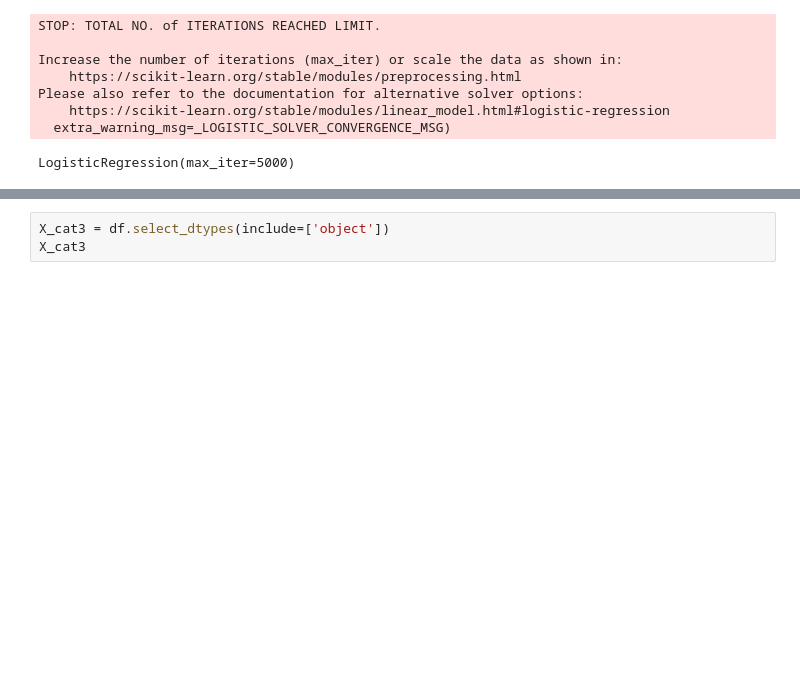
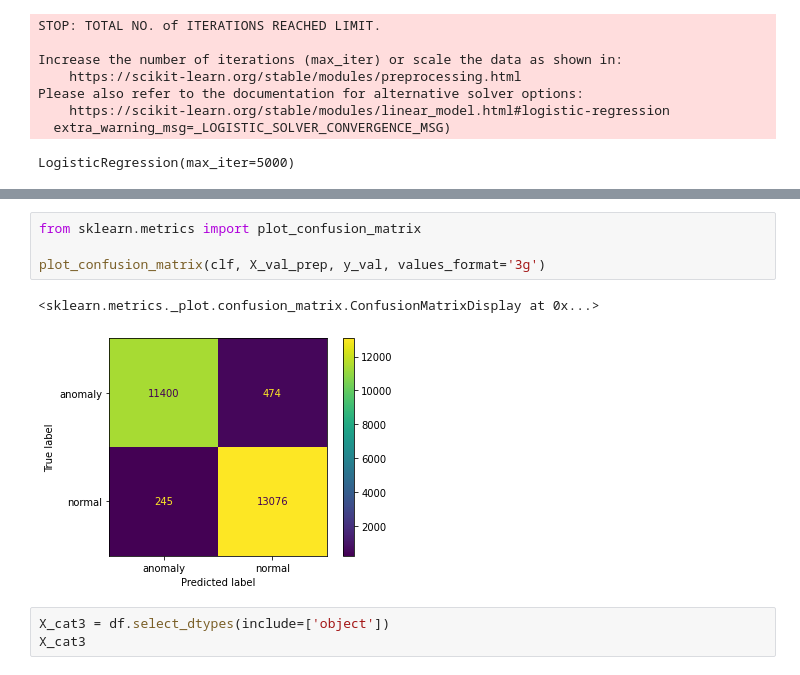
Before and after one commit to AlvaroTV/Data-Management, a Jupyter notebook: 5._Evaluation of results.ipynb, the cells around one changed output, grey strips where cells are left out. Cells and saved outputs as stored; diff of their text form; blank space fills up the shorter version.

Commit message:
Add Confusion Matrix

```diff
--- a/5._Evaluation of results.ipynb
+++ b/5._Evaluation of results.ipynb
@@ -221,3 +206,10 @@ df
+# %%
+from sklearn.metrics import plot_confusion_matrix
+
+plot_confusion_matrix(clf, X_val_prep, y_val, values_format='3g')
+# %% [output]
+<sklearn.metrics._plot.confusion_matrix.ConfusionMatrixDisplay at 0x...>
+[figure, added]
 # %%
 X_cat3 = df.select_dtypes(include=['object'])
 X_cat3
```
Also changed, not shown: parts of 27 cells of this notebook.
